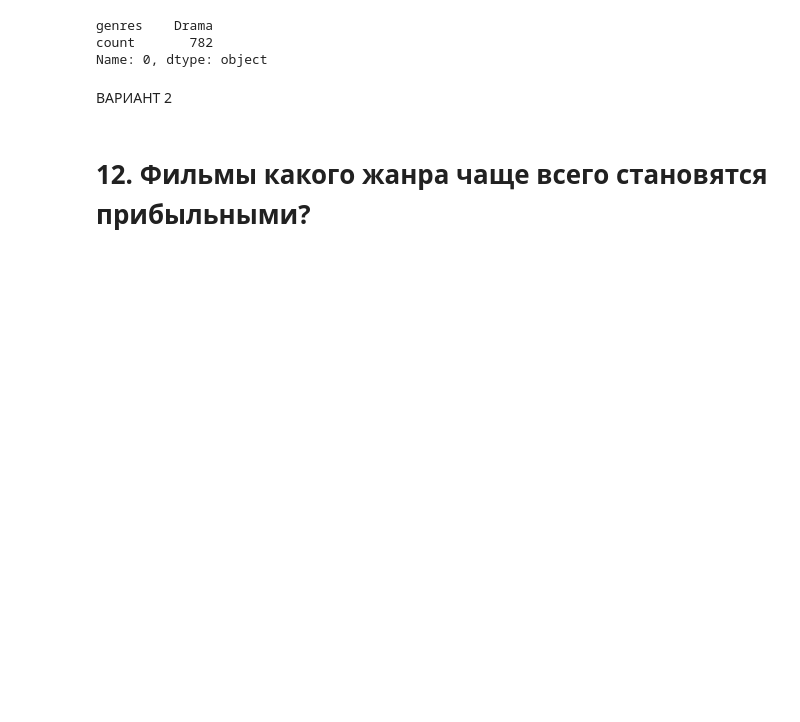
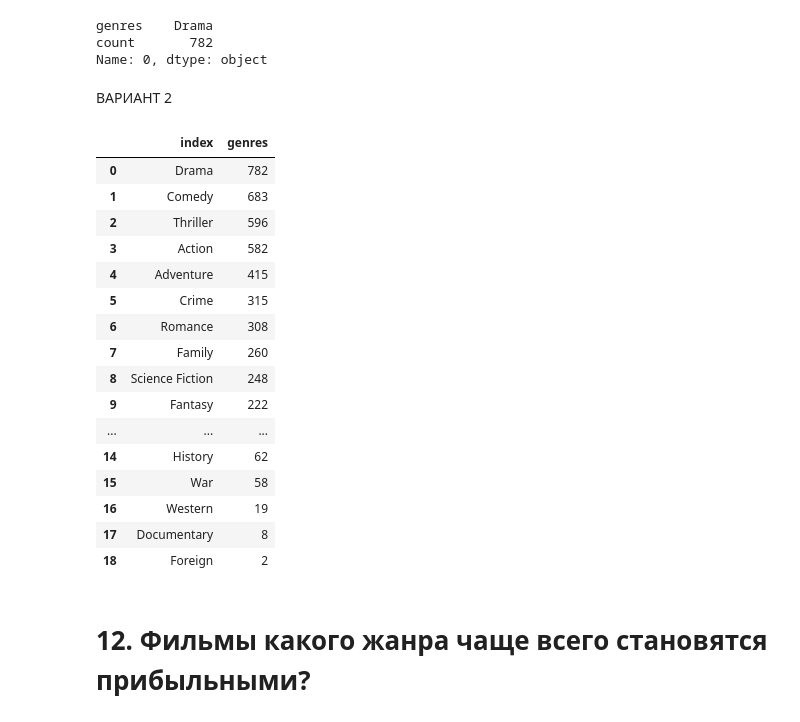
Before and after one commit to cfif76/Fcourse, a Jupyter notebook: module_1/Movies_IMBD_v4.1_TEMPLATE.ipynb, the cells around one changed output. Drawn from its saved outputs; the diff is of its cells as text; code cells hidden in the pictures; blank space fills up the shorter version.

```diff
--- a/module_1/Movies_IMBD_v4.1_TEMPLATE.ipynb
+++ b/module_1/Movies_IMBD_v4.1_TEMPLATE.ipynb
@@ -197,7 +197,27 @@ answers['11'] = '3. Drama'
 # %%
 df=data.copy()
 df['genres'] = df.genres.str.split('|')
 df = df.explode('genres')
+max_genres = df.genres.value_counts().reset_index()
+display(max_genres.il)
+# %% [output]
+|  | index | genres |
+| 0 | Drama | 782 |
+| 1 | Comedy | 683 |
+| 2 | Thriller | 596 |
+| 3 | Action | 582 |
+| 4 | Adventure | 415 |
+| 5 | Crime | 315 |
+| 6 | Romance | 308 |
+| 7 | Family | 260 |
+| 8 | Science Fiction | 248 |
+| 9 | Fantasy | 222 |
+| ... | ... | ... |
+| 14 | History | 62 |
+| 15 | War | 58 |
+| 16 | Western | 19 |
+| 17 | Documentary | 8 |
+| 18 | Foreign | 2 |
 # %% [markdown]
 # 12. Фильмы какого жанра чаще всего становятся прибыльными?
 # %%
```
